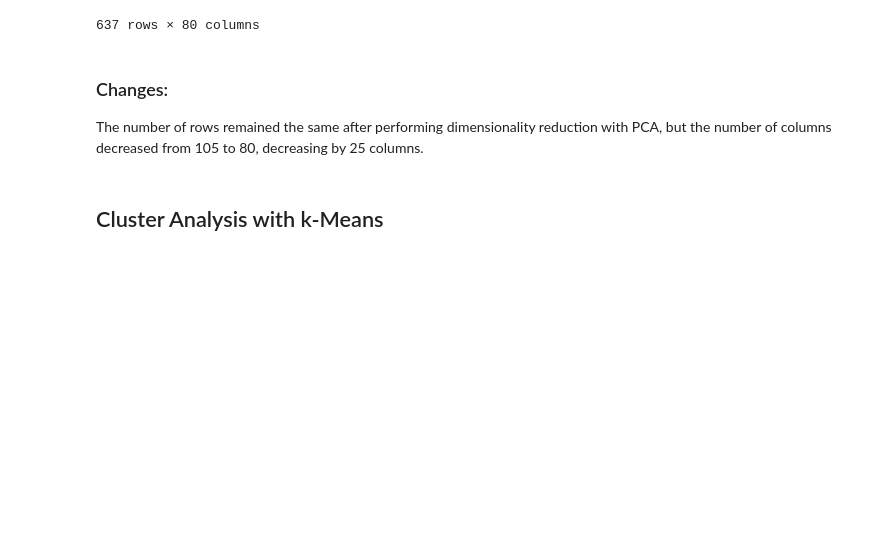
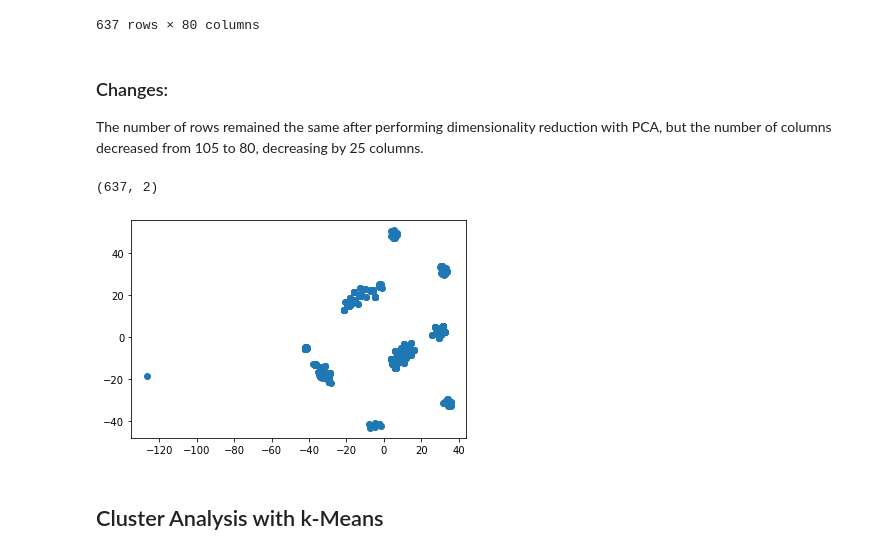
Before and after one commit to josephmarch/cryptocurrency_clusters_ml, a Jupyter notebook: cryptocurrency_clusters_ml.ipynb, the cells around one changed output. Drawn from its saved outputs; the diff is of its cells as text; code cells hidden in the pictures; blank space fills up the shorter version.

```diff
--- a/cryptocurrency_clusters_ml.ipynb
+++ b/cryptocurrency_clusters_ml.ipynb
@@ -164,8 +164,20 @@ The number of rows remained the same after performing dimensionality reduction w
 # %%
 # Further reduce the dataset dimensions with t-SNE
 # Run t-SNE on the principal components: the output of the PCA transformation
+tsne = TSNE(learning_rate=800)
+tsne_features = tsne.fit_transform(df_pca_data)
+tsne_features.shape
+# %% [output]
+(637, 2)
 # %%
 # Create a scatter plot of the t-SNE output (observe whether there are distinct clusters or not)
+df_tsne_pca_data = df_pca_data
+df_tsne_pca_data['x'] = tsne_features[:,0]
+df_tsne_pca_data['y'] = tsne_features[:,1]
+plt.scatter(df_tsne_pca_data['x'], df_tsne_pca_data['y'])
+plt.show()
+# %% [output]
+[figure, added]
 # %% [markdown]
 ## Cluster Analysis with k-Means
 # %%
```
